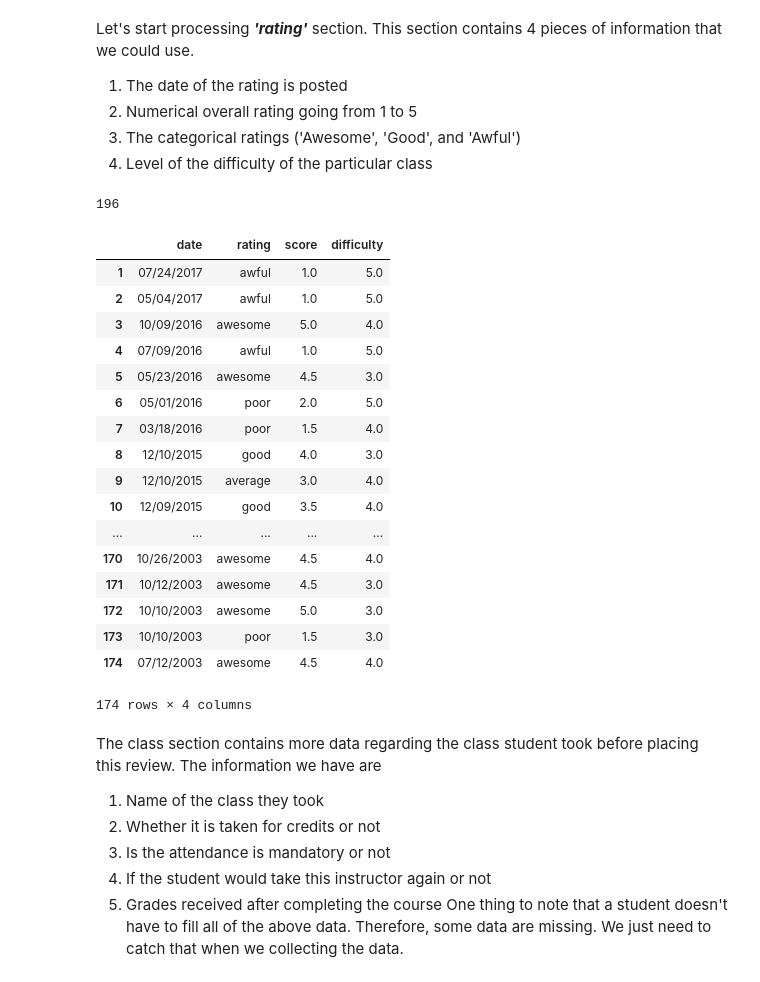
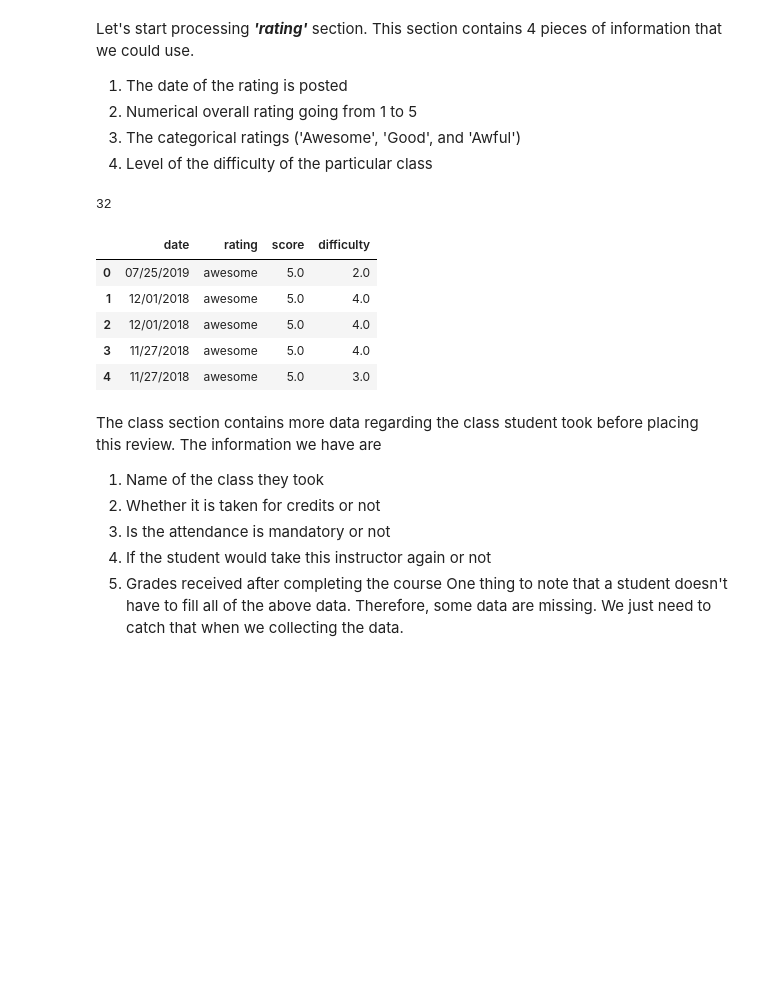
Before and after one commit to sumedhekaru/Analysing-Student-Reviews, a Jupyter notebook: Analysing_student_reviews.ipynb, the cells around one changed output. Drawn from its saved outputs; the diff is of its cells as text; code cells hidden in the pictures; blank space fills up the shorter version.

```diff
--- a/Analysing_student_reviews.ipynb
+++ b/Analysing_student_reviews.ipynb
@@ -77,10 +81,10 @@ url = 'https://www.ratemyprofessors.com/ShowRatings.jsp?tid=1353819' # Michelle
 
 #fileName = 'William Dwyer at University of Memphis - RateMyProfessors.com'
 
-#soup = bs(open('/content/grive/My Drive/Colab Notebooks/Sumedhe Karunarathne at Baptist College of Health Sciences - RateMyProfessors.com.html'),'lxml')
+soup = bs(open('/content/grive/My Drive/Colab Notebooks/Sumedhe Karunarathne at Baptist College of Health Sciences - RateMyProfessors.com.html'),'lxml')
 #soup = bs(source.content,'lxml')
 
-soup = bs(open('/content/grive/My Drive/Colab Notebooks/William Dwyer at University of Memphis - RateMyProfessors.com.html'),'lxml')
+#soup = bs(open('/content/grive/My Drive/Colab Notebooks/William Dwyer at University of Memphis - RateMyProfessors.com.html'),'lxml')
 #print(soup.prettify())
 # %% [markdown]
 Now the web data are in the variable Soup. It is time to analyze the body of the web page and get the data. Using the Google Chromes *View Source* tool, I found that data contain three containers, 1. Rating - information about the numerical rating, 2. class - information about which teaching class, and 3. comments - text comments from students. I am going to scoop the data from these three sections next.
@@ -142,27 +146,15 @@ def getRatings(soup):
   return df
 # %%
 reviewData = getRatings(soup)
-reviewData
+reviewData.head()
 # %% [output]
-196
+32
 |  | date | rating | score | difficulty |
-| 1 | 07/24/2017 | awful | 1.0 | 5.0 |
-| 2 | 05/04/2017 | awful | 1.0 | 5.0 |
-| 3 | 10/09/2016 | awesome | 5.0 | 4.0 |
-| 4 | 07/09/2016 | awful | 1.0 | 5.0 |
-| 5 | 05/23/2016 | awesome | 4.5 | 3.0 |
-| 6 | 05/01/2016 | poor | 2.0 | 5.0 |
-| 7 | 03/18/2016 | poor | 1.5 | 4.0 |
-| 8 | 12/10/2015 | good | 4.0 | 3.0 |
-| 9 | 12/10/2015 | average | 3.0 | 4.0 |
-| 10 | 12/09/2015 | good | 3.5 | 4.0 |
-| ... | ... | ... | ... | ... |
-| 170 | 10/26/2003 | awesome | 4.5 | 4.0 |
-| 171 | 10/12/2003 | awesome | 4.5 | 3.0 |
-| 172 | 10/10/2003 | awesome | 5.0 | 3.0 |
-| 173 | 10/10/2003 | poor | 1.5 | 3.0 |
-| 174 | 07/12/2003 | awesome | 4.5 | 4.0 |
+| 0 | 07/25/2019 | awesome | 5.0 | 2.0 |
+| 1 | 12/01/2018 | awesome | 5.0 | 4.0 |
+| 2 | 12/01/2018 | awesome | 5.0 | 4.0 |
+| 3 | 11/27/2018 | awesome | 5.0 | 4.0 |
+| 4 | 11/27/2018 | awesome | 5.0 | 3.0 |
-174 rows × 4 columns
 # %% [markdown]
 The class section contains more data regarding the class student took before placing this review. The information we have are
 1. Name of the class they took
```
Also changed, not shown: parts of 13 cells of this notebook.
